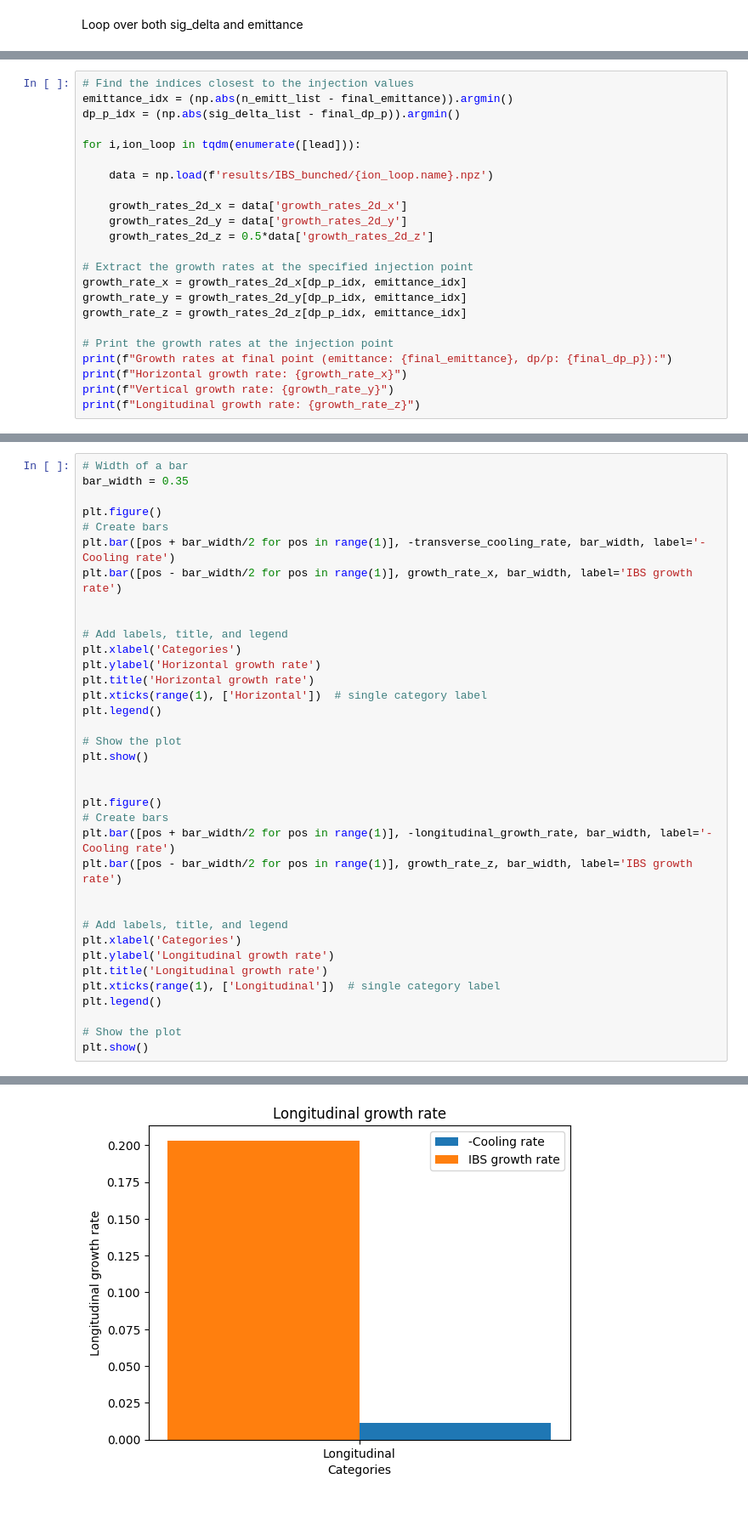
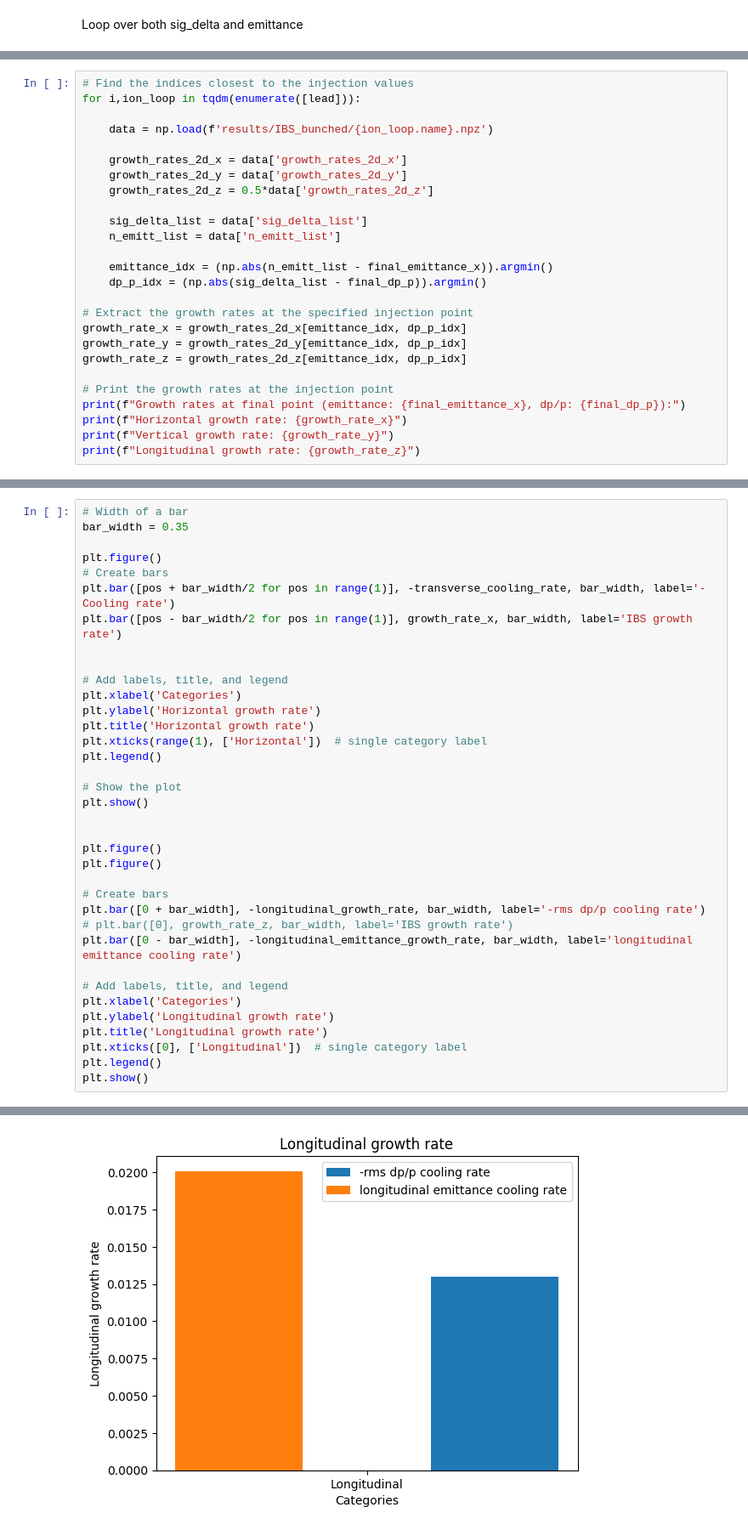
Before and after one commit to pkruyt/laser_cooling, a Jupyter notebook: SPS/SPS_pulsed/custom_cooling_rate.ipynb, the cells around one changed output, grey strips where cells are left out. Shown at 85% size. Cells and saved outputs as stored; diff of their text form.

```diff
--- a/SPS/SPS_pulsed/custom_cooling_rate.ipynb
+++ b/SPS/SPS_pulsed/custom_cooling_rate.ipynb
@@ -350,8 +381,5 @@ transverse_cooling_rate= -0.012635446910733131
 # %%
 # Find the indices closest to the injection values
-emittance_idx = (np.abs(n_emitt_list - final_emittance)).argmin()
-dp_p_idx = (np.abs(sig_delta_list - final_dp_p)).argmin()
-
 for i,ion_loop in tqdm(enumerate([lead])):
 
     data = np.load(f'results/IBS_bunched/{ion_loop.name}.npz')
@@ -360,13 +388,19 @@ for i,ion_loop in tqdm(enumerate([lead])):
     growth_rates_2d_y = data['growth_rates_2d_y']
     growth_rates_2d_z = 0.5*data['growth_rates_2d_z']
 
+    sig_delta_list = data['sig_delta_list']
+    n_emitt_list = data['n_emitt_list']
+
+    emittance_idx = (np.abs(n_emitt_list - final_emittance_x)).argmin()
+    dp_p_idx = (np.abs(sig_delta_list - final_dp_p)).argmin()
+
 # Extract the growth rates at the specified injection point
-growth_rate_x = growth_rates_2d_x[dp_p_idx, emittance_idx]
-growth_rate_y = growth_rates_2d_y[dp_p_idx, emittance_idx]
-growth_rate_z = growth_rates_2d_z[dp_p_idx, emittance_idx]
+growth_rate_x = growth_rates_2d_x[emittance_idx, dp_p_idx]
+growth_rate_y = growth_rates_2d_y[emittance_idx, dp_p_idx]
+growth_rate_z = growth_rates_2d_z[emittance_idx, dp_p_idx]
 
 # Print the growth rates at the injection point
-print(f"Growth rates at final point (emittance: {final_emittance}, dp/p: {final_dp_p}):")
+print(f"Growth rates at final point (emittance: {final_emittance_x}, dp/p: {final_dp_p}):")
 print(f"Horizontal growth rate: {growth_rate_x}")
 print(f"Vertical growth rate: {growth_rate_y}")
 print(f"Longitudinal growth rate: {growth_rate_z}")
@@ -405,18 +439,18 @@ plt.show()
 
 
 plt.figure()
+plt.figure()
+
 # Create bars
-plt.bar([pos + bar_width/2 for pos in range(1)], -longitudinal_growth_rate, bar_width, label='-Cooling rate')
-plt.bar([pos - bar_width/2 for pos in range(1)], growth_rate_z, bar_width, label='IBS growth rate')
-
+plt.bar([0 + bar_width], -longitudinal_growth_rate, bar_width, label='-rms dp/p cooling rate')
+# plt.bar([0], growth_rate_z, bar_width, label='IBS growth rate')
+plt.bar([0 - bar_width], -longitudinal_emittance_growth_rate, bar_width, label='longitudinal emittance cooling rate')
 
 # Add labels, title, and legend
 plt.xlabel('Categories')
 plt.ylabel('Longitudinal growth rate')
 plt.title('Longitudinal growth rate')
-plt.xticks(range(1), ['Longitudinal'])  # single category label
+plt.xticks([0], ['Longitudinal'])  # single category label
 plt.legend()
-
-# Show the plot
 plt.show()
 # %% [output]
@@ -424 +459 @@ plt.show()
-[figure, old version]
+[figure, new version]
```
Also changed, not shown: parts of 10 cells of this notebook, 11 other files.
